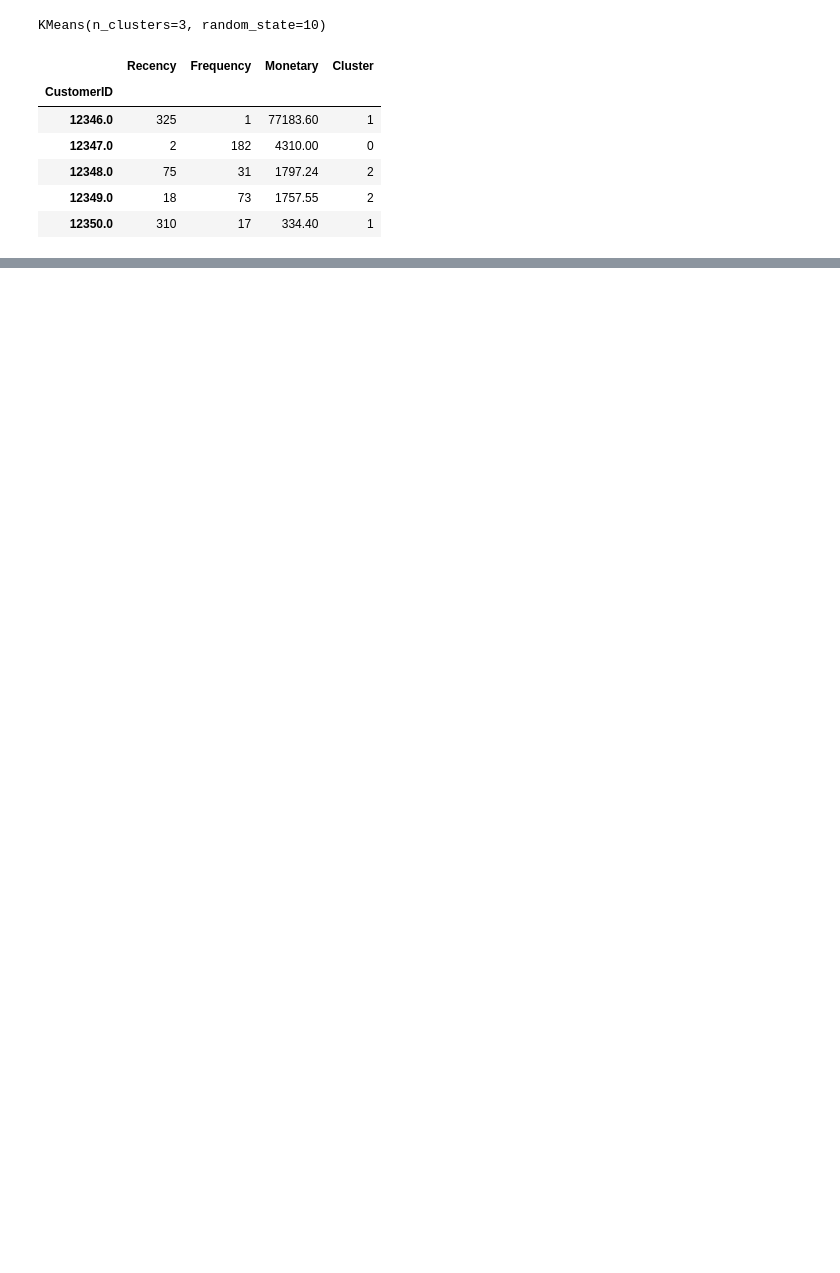
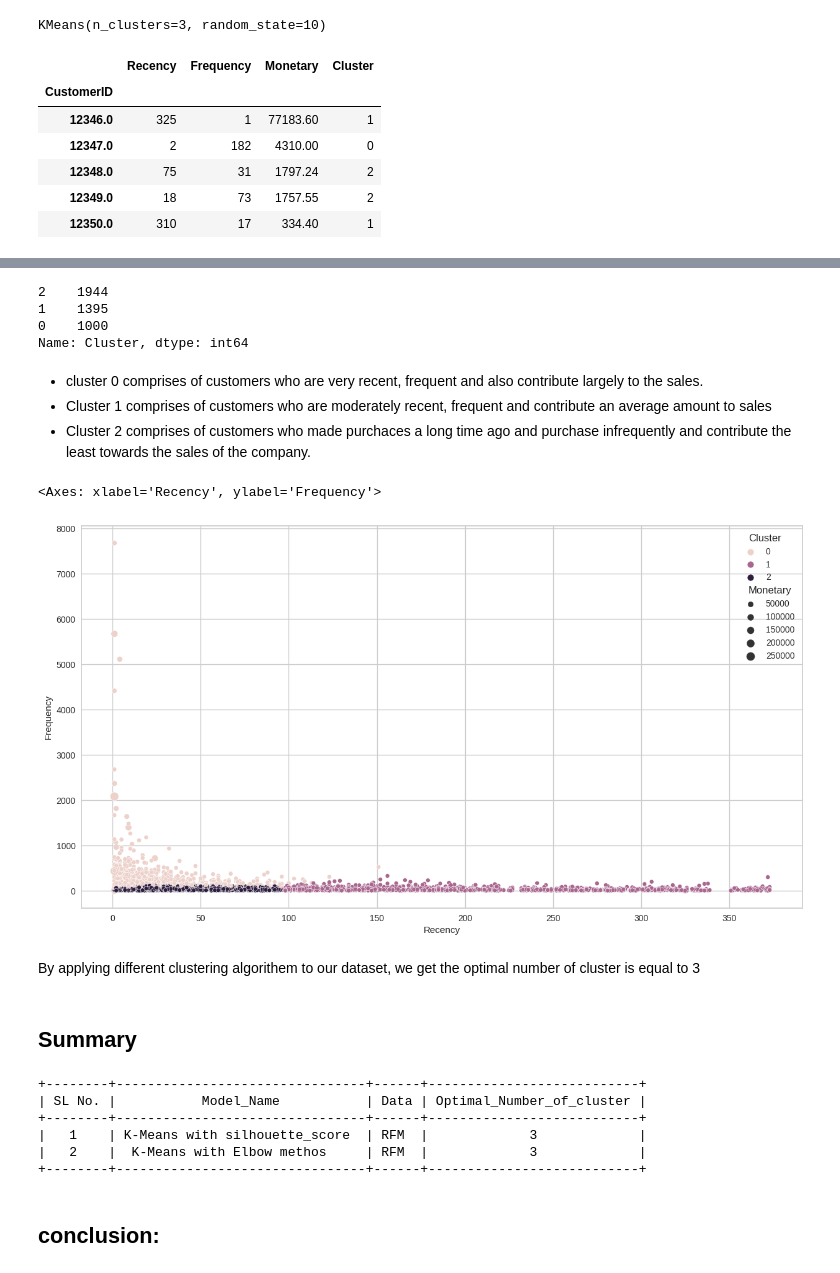
Before and after one commit to sahoomrutyunjaya12345/OnlineRetailCustomerSegmentation, a Jupyter notebook: Online_Retail_Customer_SegmentationCapstoneProject.ipynb, the cells around one changed output, grey strips where cells are left out. Cells and saved outputs as stored; diff of their text form; code cells hidden in the pictures; blank space fills up the shorter version.

```diff
--- a/Online_Retail_Customer_SegmentationCapstoneProject.ipynb
+++ b/Online_Retail_Customer_SegmentationCapstoneProject.ipynb
@@ -1093,0 +1110,42 @@ rfm_df_copy.head()
+# %%
+# Number of customers belonging to each cluster
+rfm_df_copy['Cluster'].value_counts()
+# %% [output]
+2    1944
+1    1395
+0    1000
+Name: Cluster, dtype: int64
+# %% [markdown]
+* cluster 0 comprises of customers who are very recent, frequent and also contribute largely to the sales.
+* Cluster 1 comprises of customers who are moderately recent, frequent and contribute an average amount to sales
+* Cluster 2 comprises of customers who made purchaces a long time ago and purchase infrequently and contribute the least towards the sales of the company.
+# %%
+# Creating a scatter plot to understand the clusters visually
+plt.figure(figsize = (15,8))
+sns.scatterplot(x = rfm_df_copy['Recency'], y = rfm_df_copy['Frequency'], size= rfm_df_copy['Monetary'], hue = rfm_df_copy['Cluster'])
+# %% [output]
+<Axes: xlabel='Recency', ylabel='Frequency'>
+[figure, added]
+# %% [markdown]
+By applying different clustering algorithem to our dataset, we get the optimal number of cluster is equal to 3
+# %% [markdown]
+## Summary
+# %%
+from prettytable import PrettyTable
+
+# Specify the Column Names while initializing the Table
+myTable = PrettyTable(['SL No.',"Model_Name",'Data', "Optimal_Number_of_cluster"])
+
+# Add rows
+myTable.add_row(['1',"K-Means with silhouette_score ", "RFM", "3"])
+myTable.add_row(['2',"K-Means with Elbow methos  ", "RFM", "3"])
+print(myTable)
+# %% [output]
++--------+--------------------------------+------+---------------------------+
+| SL No. |           Model_Name           | Data | Optimal_Number_of_cluster |
++--------+--------------------------------+------+---------------------------+
+|   1    | K-Means with silhouette_score  | RFM  |             3             |
+|   2    |  K-Means with Elbow methos     | RFM  |             3             |
++--------+--------------------------------+------+---------------------------+
+# %% [markdown]
+## conclusion:
```
Also changed, not shown: parts of 7 cells of this notebook.
